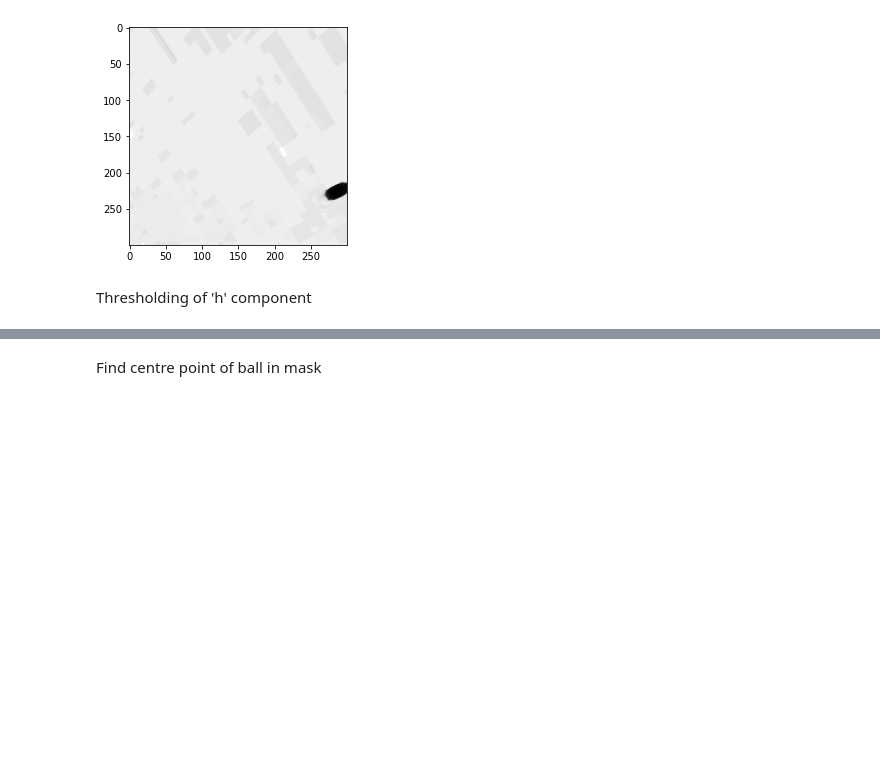
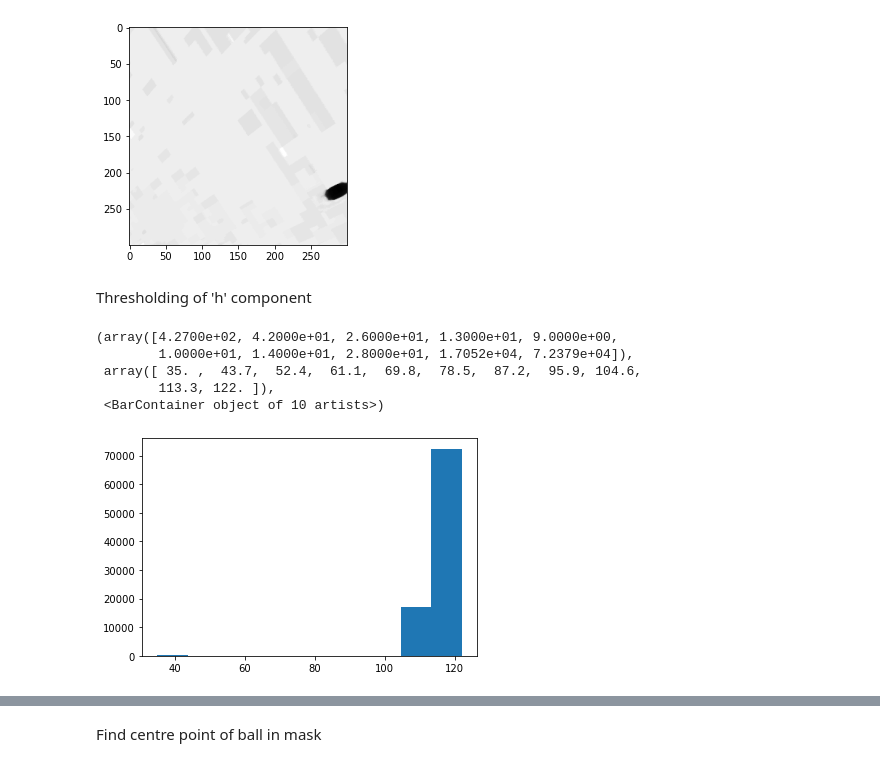
Before and after one commit to gokulg02/DEXBOT-CV-workshop, a Jupyter notebook: Hands_on_project.ipynb, the cells around one changed output, grey strips where cells are left out. Drawn from its saved outputs; the diff is of its cells as text; code cells hidden in the pictures; blank space fills up the shorter version.

```diff
--- a/Hands_on_project.ipynb
+++ b/Hands_on_project.ipynb
@@ -92,5 +92,13 @@ plt.imshow(hsv_img[:,:,0],cmap='gray')
 Thresholding of 'h' component
 # %%
 #Plot histogram for H component of hsv_img
+plt.hist(np.ravel(hsv_img[:,:,0]))
+# %% [output]
+(array([4.2700e+02, 4.2000e+01, 2.6000e+01, 1.3000e+01, 9.0000e+00,
+        1.0000e+01, 1.4000e+01, 2.8000e+01, 1.7052e+04, 7.2379e+04]),
+ array([ 35. ,  43.7,  52.4,  61.1,  69.8,  78.5,  87.2,  95.9, 104.6,
+        113.3, 122. ]),
+ <BarContainer object of 10 artists>)
+[figure, added]
 # %%
 def thresh(img):
```
Also changed, not shown: parts of 6 cells of this notebook.
